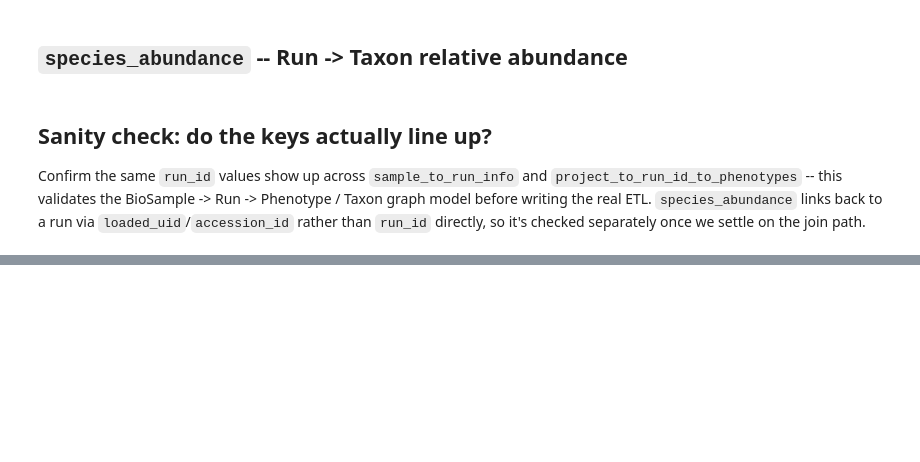
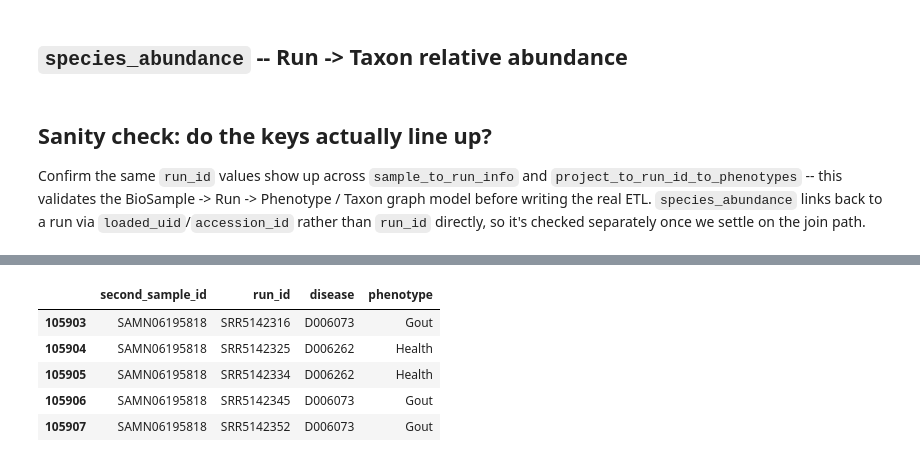
Before and after one commit to d3pant/GMREPOV3, a Jupyter notebook: eda/eda.ipynb, the cells around one changed output, grey strips where cells are left out. Drawn from its saved outputs; the diff is of its cells as text; code cells hidden in the pictures; blank space fills up the shorter version.

```diff
--- a/eda/eda.ipynb
+++ b/eda/eda.ipynb
@@ -78,0 +143,9 @@ print(f"shared run_ids: {len(shared_run_ids)}")
+# %%
+df_conflicts.head()
+# %% [output]
+|  | second_sample_id | run_id | disease | phenotype |
+| 105903 | SAMN06195818 | SRR5142316 | D006073 | Gout |
+| 105904 | SAMN06195818 | SRR5142325 | D006262 | Health |
+| 105905 | SAMN06195818 | SRR5142334 | D006262 | Health |
+| 105906 | SAMN06195818 | SRR5142345 | D006073 | Gout |
+| 105907 | SAMN06195818 | SRR5142352 | D006073 | Gout |
```
Also changed, not shown: parts of 8 cells of this notebook, 3 other files.
